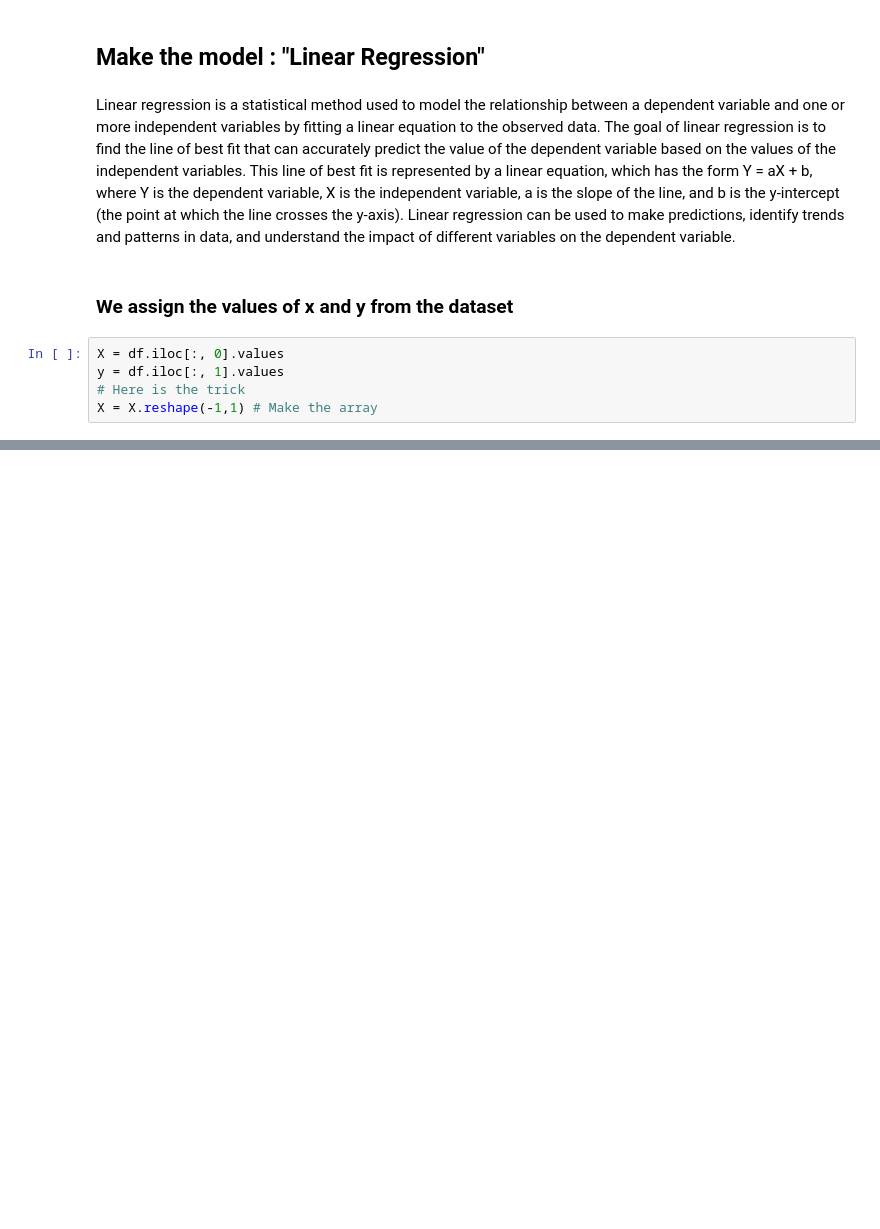
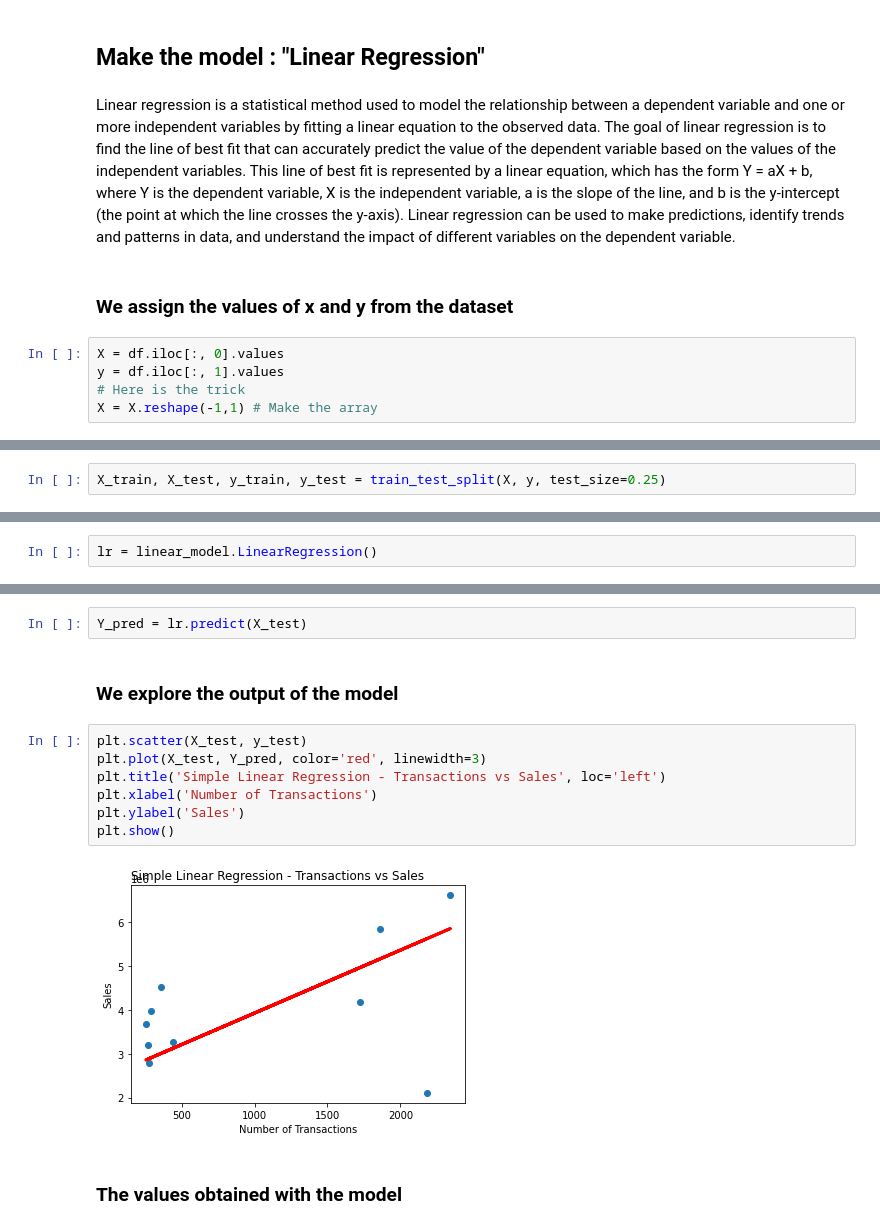
Before and after one commit to millerpuentes/Proyectos, a Jupyter notebook: 3_Udemy_Minería de Datos aplicada a los negocios con MySQL y Python/3.1 Proyecto 1/Modelo.ipynb, the cells around one changed output, grey strips where cells are left out. Drawn from its saved outputs; the diff is of its cells as text; blank space fills up the shorter version.

```diff
--- a/3_Udemy_Minería de Datos aplicada a los negocios con MySQL y Python/3.1 Proyecto 1/Modelo.ipynb
+++ b/3_Udemy_Minería de Datos aplicada a los negocios con MySQL y Python/3.1 Proyecto 1/Modelo.ipynb
@@ -68,0 +71,2 @@ plt.show()
+# %%
+X_train, X_test, y_train, y_test = train_test_split(X, y, test_size=0.25)
@@ -68,0 +75,2 @@ plt.show()
+# %%
+lr = linear_model.LinearRegression()
@@ -68,0 +85,15 @@ plt.show()
+# %%
+Y_pred = lr.predict(X_test)
+# %% [markdown]
+### We explore the output of the model
+# %%
+plt.scatter(X_test, y_test)
+plt.plot(X_test, Y_pred, color='red', linewidth=3)
+plt.title('Simple Linear Regression - Transactions vs Sales', loc='left')
+plt.xlabel('Number of Transactions')
+plt.ylabel('Sales')
+plt.show()
+# %% [output]
+[figure, added]
+# %% [markdown]
+### The values obtained with the model
```
Also changed, not shown: parts of 13 cells of this notebook, 1 other file.
